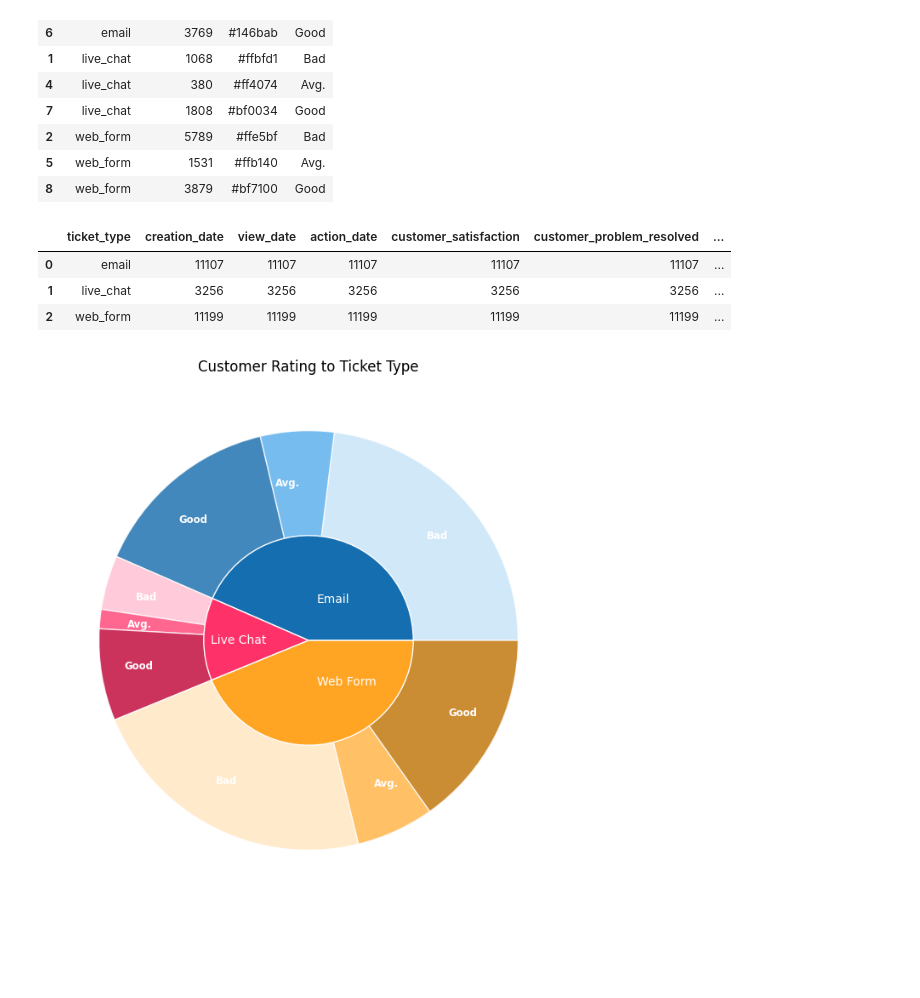
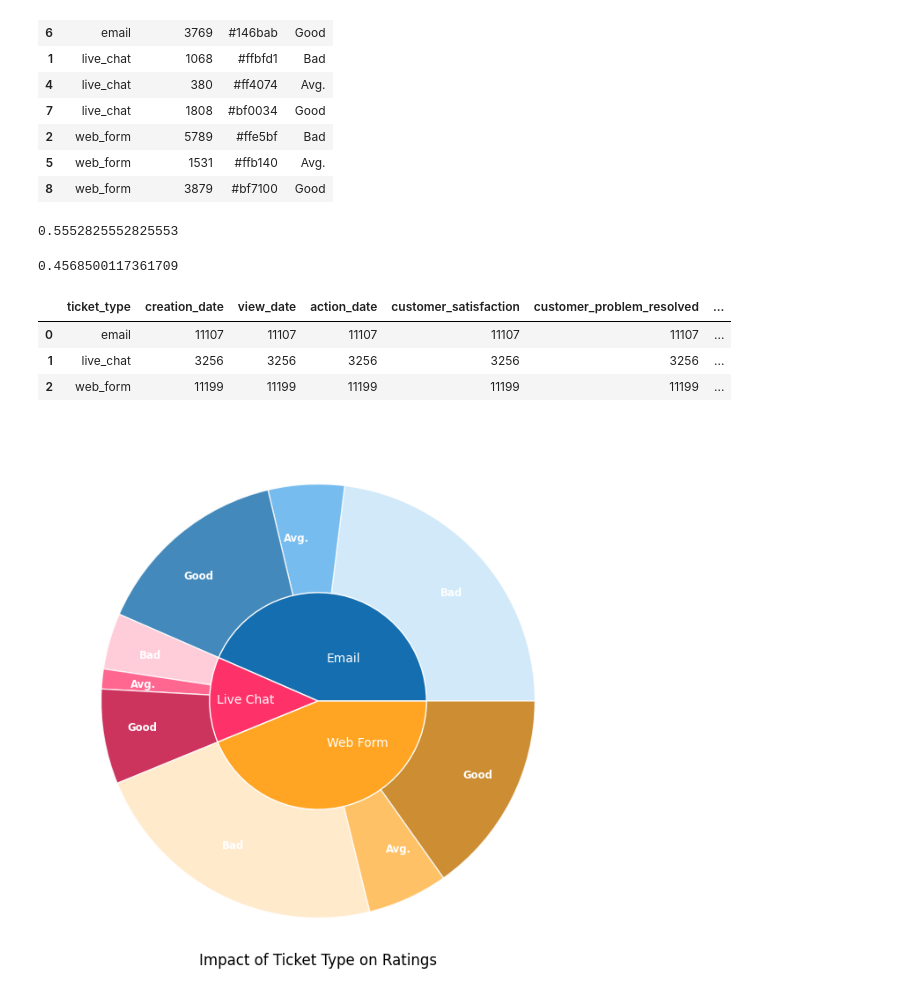
Before and after one commit to hiimani28/DVproject1, a Jupyter notebook: Project1.ipynb, the cells around one changed output. Cells and saved outputs as stored; diff of their text form; code cells hidden in the pictures; blank space fills up the shorter version.

```diff
--- a/Project1.ipynb
+++ b/Project1.ipynb
@@ -141,6 +164,18 @@ df_customer_happiness
 | 2 | web_form | 5789 | #ffe5bf | Bad |
 | 5 | web_form | 1531 | #ffb140 | Avg. |
 | 8 | web_form | 3879 | #bf7100 | Good |
+# %%
+df_customer_happiness[df_customer_happiness['ticket_type'] == 'live_chat']['satisfaction'].sum()/df_customer_happiness['satisfaction'].sum()
+
+good_live_chat = 1808/(1808+380+1068)
+good_live_chat
+# %% [output]
+0.5552825552825553
+# %%
+bad_web_email = (5889+5789)/df_customer_happiness['satisfaction'].sum()
+bad_web_email
+# %% [output]
+0.4568500117361709
 # %%
 df_customer_satisfaction_tt = df.groupby(['ticket_type']).count().reset_index()
 df_customer_satisfaction_tt['labels'] = ['Email', 'Live Chat', 'Web Form']
@@ -151,17 +186,17 @@ df_customer_satisfaction_tt
 | 1 | live_chat | 3256 | 3256 | 3256 | 3256 | 3256 | ... |
 | 2 | web_form | 11199 | 11199 | 11199 | 11199 | 11199 | ... |
 # %%
-fig, ax = plt.subplots(figsize=(20, 8))
+fig, ax = plt.subplots(figsize=(20, 8), facecolor='none')
 
 inner_color = ['#156eaf', '#ff3169', '#ffa523']
 
 ax.pie(df_customer_happiness['satisfaction'], labels=df_customer_happiness['rating'],labeldistance=0.75, colors= df_customer_happiness['color'], wedgeprops=dict(edgecolor='w', alpha=0.8), textprops=dict(fontsize='small',fontweight='bold', color='w'))
 ax.pie(df_customer_satisfaction_tt['creation_date'], labels=df_customer_satisfaction_tt['labels'], colors=inner_color,labeldistance=0.4, radius=0.5, wedgeprops=dict(edgecolor='w'), textprops=dict(color='w'))
 
-ax.set_title("Customer Rating to Ticket Type")
+ax.set_title("Impact of Ticket Type on Ratings", y=0)
 plt.show()
 # %% [output]
-[figure, old version]
+[figure, new version]
 # %%
 result = df.groupby(['user_team', 'customer_problem_resolved']).size().reset_index(name='count')
 
```
Also changed, not shown: parts of 5 cells of this notebook, 2 other files.
